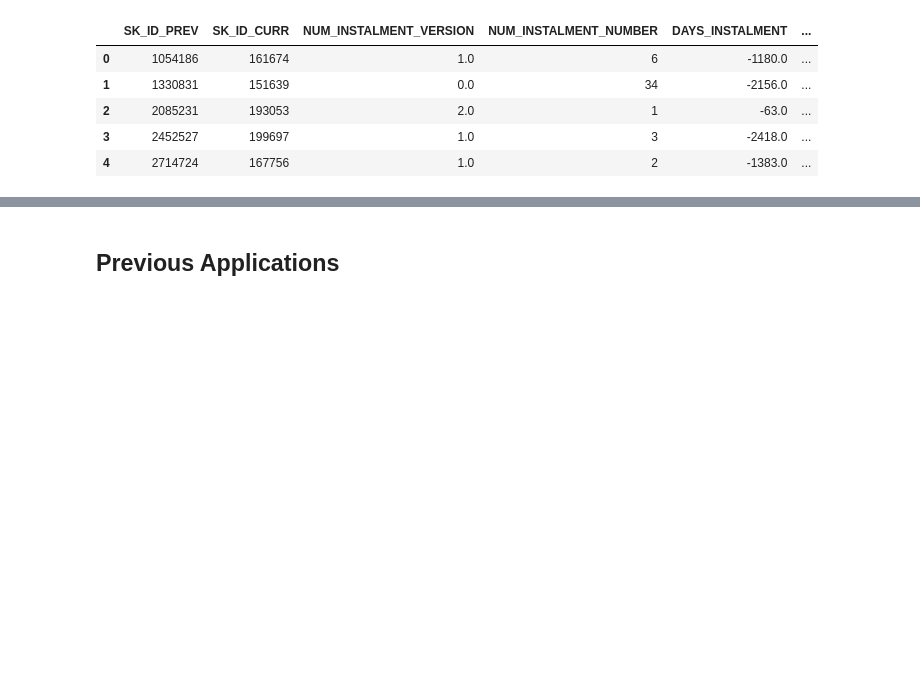
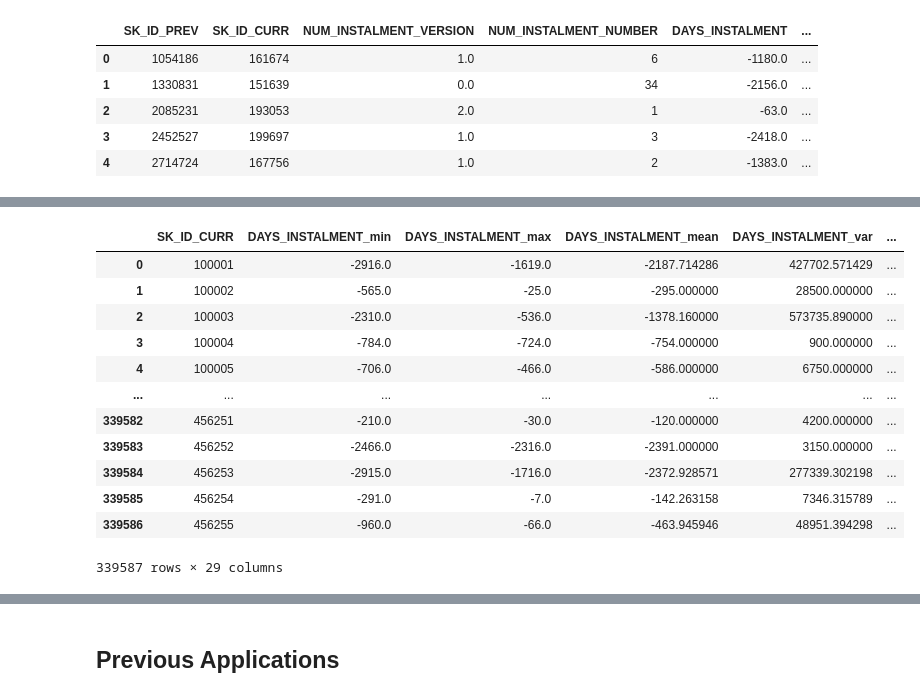
Before and after one commit to griffin-brown-95/EDA, a Jupyter notebook: group_model.ipynb, the cells around one changed output, grey strips where cells are left out. Saved outputs shown, nothing was run; the diff lists cells and outputs as text; code cells hidden in the pictures; blank space fills up the shorter version.

```diff
--- a/group_model.ipynb
+++ b/group_model.ipynb
@@ -89,7 +95,7 @@ def preprocess_dataframe(df):
         df[col], _ = pd.factorize(df[col])
 
     for col in category_cols:
-        dummies = pd.get_dummies(df[col], prefix=col)
+        dummies = pd.get_dummies(df[col], dummy_na=True, prefix=col)
         df = pd.concat([df.drop(col, axis=1), dummies], axis=1)
 
     return df
@@ -288,0 +302,37 @@ ip_aggregations = {
+# %%
+ip = ip.drop(['NUM_INSTALMENT_VERSION', 'NUM_INSTALMENT_NUMBER'], axis=1)
+ip['payment_perc'] = ip['AMT_PAYMENT'] / ip['AMT_INSTALMENT']
+ip['payment_var'] = ip['AMT_INSTALMENT'] - ip['AMT_PAYMENT']
+ip['days_passed_due'] = ip['DAYS_ENTRY_PAYMENT'] - ip['DAYS_INSTALMENT']
+# %%
+ip_aggregations = {
+    'DAYS_INSTALMENT': aggs,
+    'DAYS_ENTRY_PAYMENT': aggs,
+    'AMT_INSTALMENT': aggs,
+    'AMT_PAYMENT': aggs,
+    'payment_perc': aggs,
+    'payment_var': aggs,
+    'days_passed_due': aggs
+}
+# %%
+aggregated_ip = ip.groupby('SK_ID_CURR').agg(ip_aggregations)
+
+aggregated_ip.columns = ['_'.join(col).strip() for col in aggregated_ip.columns.values]
+
+aggregated_ip.reset_index(inplace=True)
+
+aggregated_ip
+# %% [output]
+|  | SK_ID_CURR | DAYS_INSTALMENT_min | DAYS_INSTALMENT_max | DAYS_INSTALMENT_mean | DAYS_INSTALMENT_var | ... |
+| 0 | 100001 | -2916.0 | -1619.0 | -2187.714286 | 427702.571429 | ... |
+| 1 | 100002 | -565.0 | -25.0 | -295.000000 | 28500.000000 | ... |
+| 2 | 100003 | -2310.0 | -536.0 | -1378.160000 | 573735.890000 | ... |
+| 3 | 100004 | -784.0 | -724.0 | -754.000000 | 900.000000 | ... |
+| 4 | 100005 | -706.0 | -466.0 | -586.000000 | 6750.000000 | ... |
+| ... | ... | ... | ... | ... | ... | ... |
+| 339582 | 456251 | -210.0 | -30.0 | -120.000000 | 4200.000000 | ... |
+| 339583 | 456252 | -2466.0 | -2316.0 | -2391.000000 | 3150.000000 | ... |
+| 339584 | 456253 | -2915.0 | -1716.0 | -2372.928571 | 277339.302198 | ... |
+| 339585 | 456254 | -291.0 | -7.0 | -142.263158 | 7346.315789 | ... |
+| 339586 | 456255 | -960.0 | -66.0 | -463.945946 | 48951.394298 | ... |
+339587 rows × 29 columns
```
Also changed, not shown: parts of 34 cells of this notebook, 2 other files.
